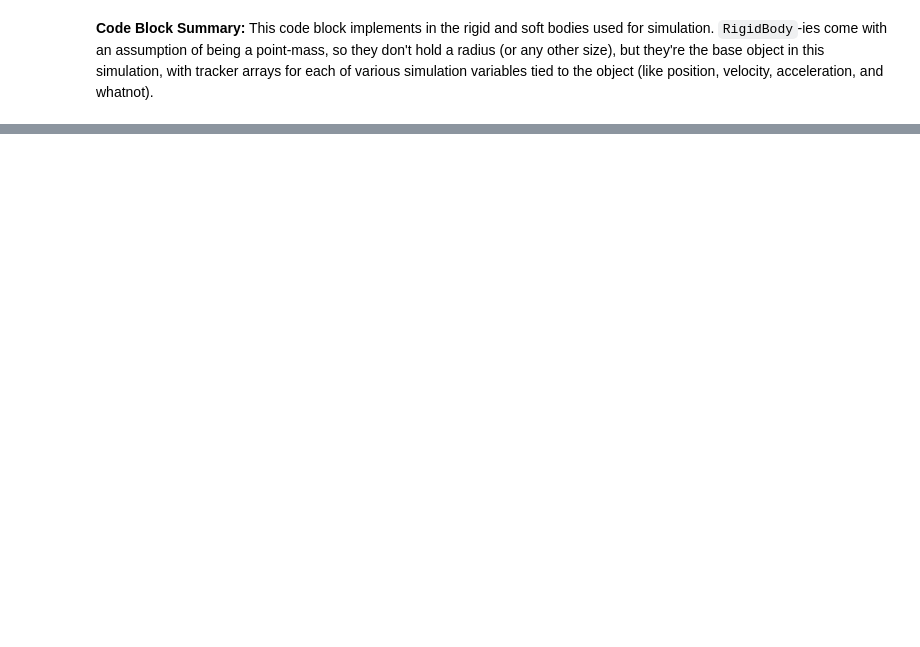
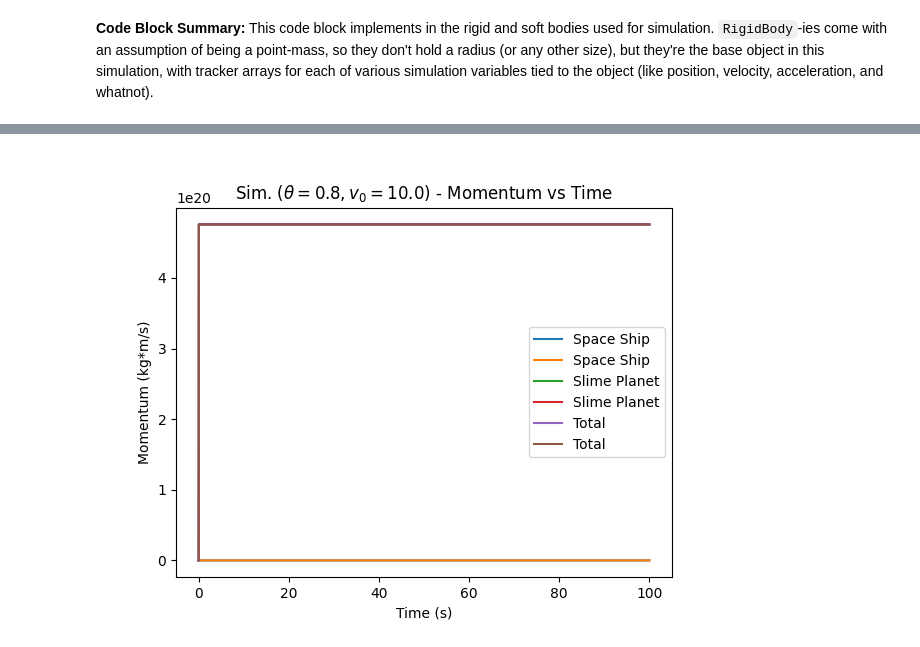
Before and after one commit to mufaro3/physics-210, a Jupyter notebook: Projects/project-1/project-1.ipynb, the cells around one changed output, grey strips where cells are left out. Cells and saved outputs as stored; diff of their text form; code cells hidden in the pictures; blank space fills up the shorter version.

```diff
--- a/Projects/project-1/project-1.ipynb
+++ b/Projects/project-1/project-1.ipynb
@@ -322,0 +493,4 @@ simulate_all(black_hole, space_ship, slime_planet,
+# %%
+display(test.visualizations.momentum_graph)
+# %% [output]
+[figure, added]
```
Also changed, not shown: parts of 34 cells of this notebook, 1 other file.
